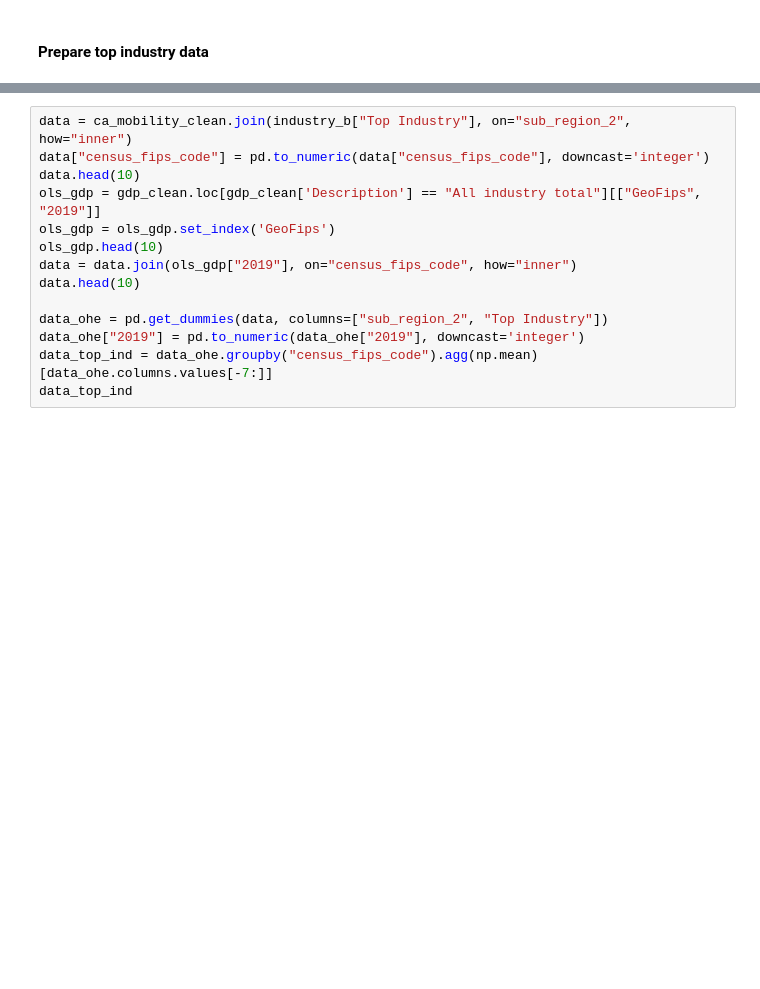
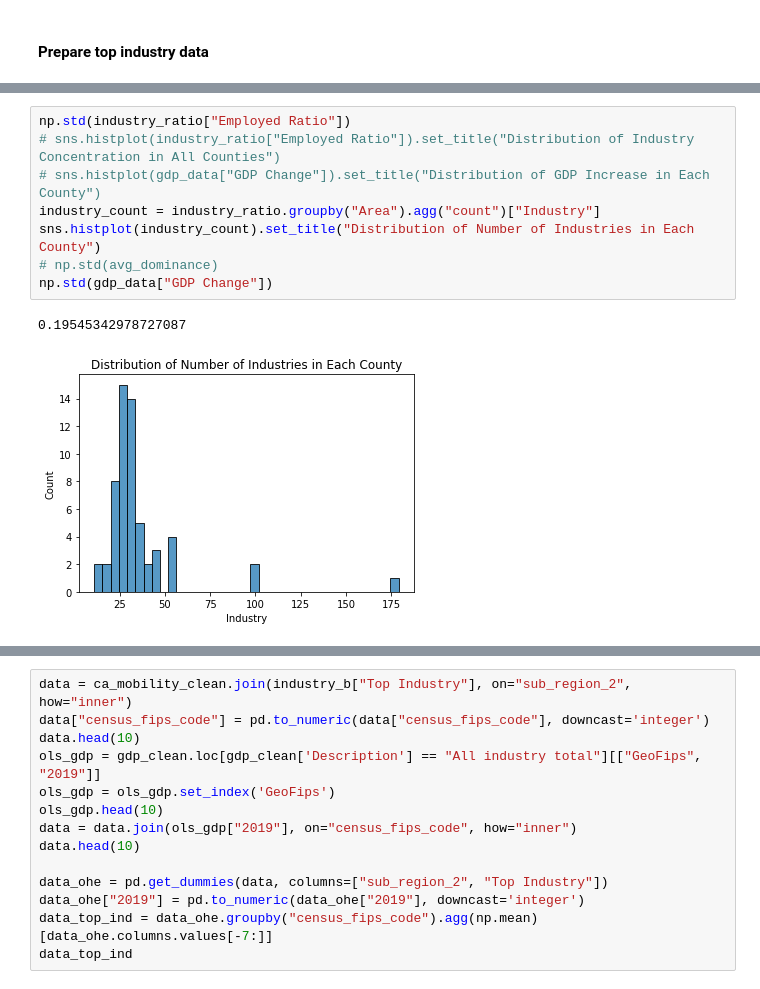
Before and after one commit to pkargupta/mobo102, a Jupyter notebook: Question 1 EDA.ipynb, the cells around one changed output, grey strips where cells are left out. Saved outputs shown, nothing was run; the diff lists cells and outputs as text; blank space fills up the shorter version.

```diff
--- a/Question 1 EDA.ipynb
+++ b/Question 1 EDA.ipynb
@@ -617,0 +583,11 @@ cols = ['GDP Change', 'GDP per Cap 2010',
+# %%
+np.std(industry_ratio["Employed Ratio"])
+# sns.histplot(industry_ratio["Employed Ratio"]).set_title("Distribution of Industry Concentration in All Counties")
+# sns.histplot(gdp_data["GDP Change"]).set_title("Distribution of GDP Increase in Each County")
+industry_count = industry_ratio.groupby("Area").agg("count")["Industry"]
+sns.histplot(industry_count).set_title("Distribution of Number of Industries in Each County")
+# np.std(avg_dominance)
+np.std(gdp_data["GDP Change"])
+# %% [output]
+0.19545342978727087
+[figure, added]
```
Also changed, not shown: parts of 27 cells of this notebook.
